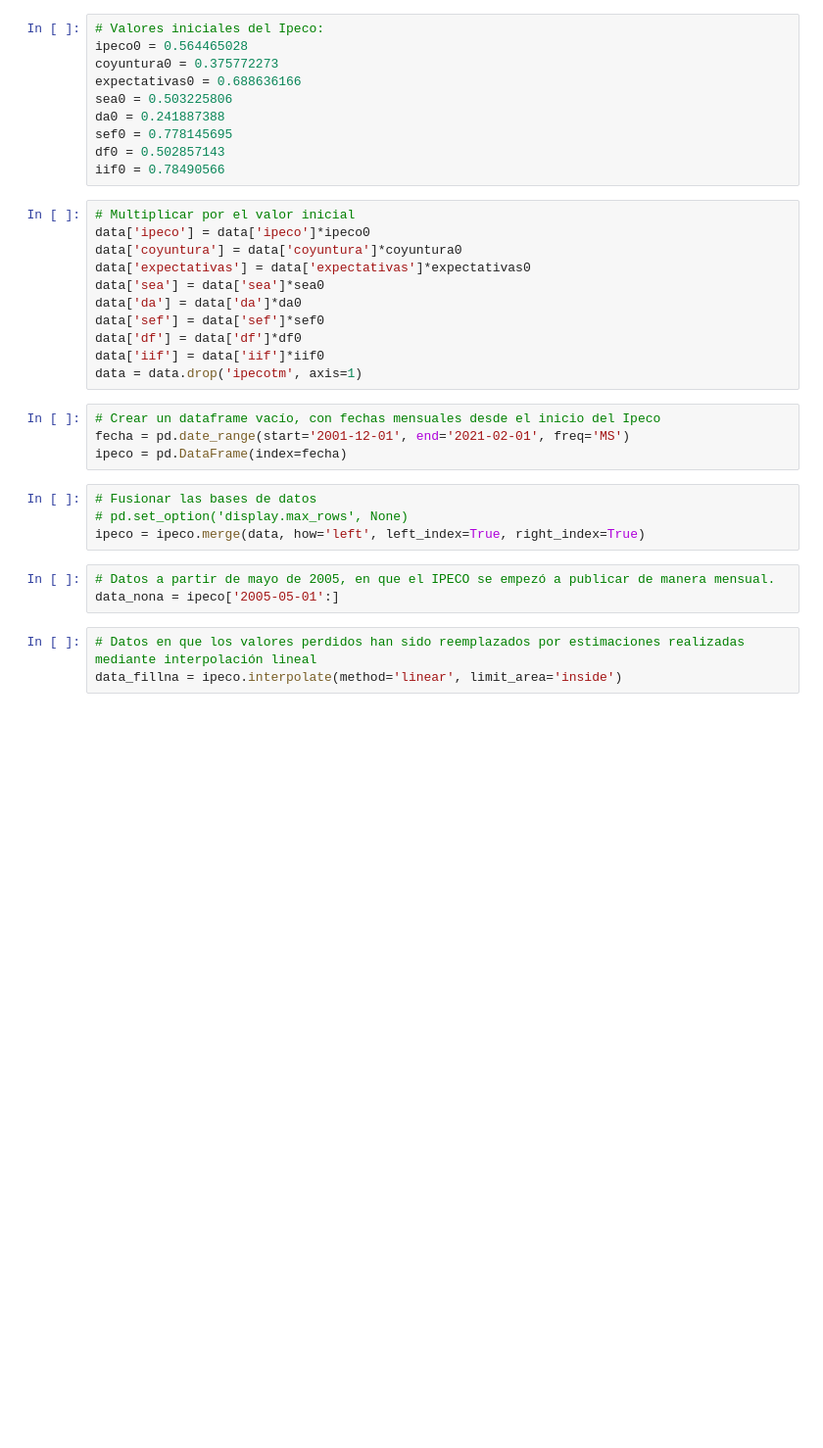
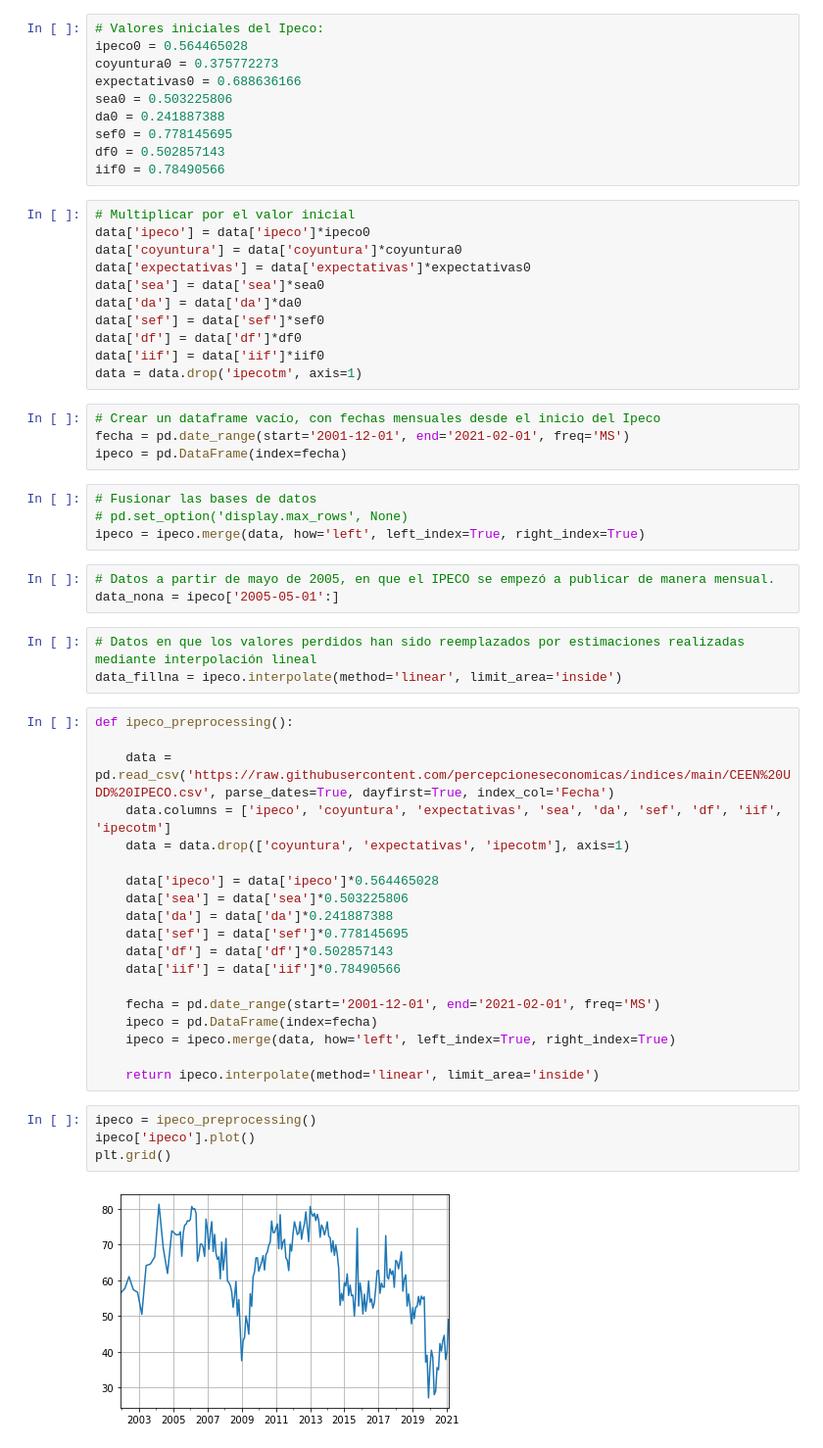
Before and after one commit to percepcioneseconomicas/publicaciones, a Jupyter notebook: ipeco_preprocessing/ipeco_preprocessing.ipynb, the cells around one changed output. Shown at 98% size. Drawn from its saved outputs; the diff is of its cells as text; blank space fills up the shorter version.

```diff
--- a/ipeco_preprocessing/ipeco_preprocessing.ipynb
+++ b/ipeco_preprocessing/ipeco_preprocessing.ipynb
@@ -39,3 +40,28 @@ data_nona = ipeco['2005-05-01':]
 # %%
 # Datos en que los valores perdidos han sido reemplazados por estimaciones realizadas mediante interpolación lineal
 data_fillna = ipeco.interpolate(method='linear', limit_area='inside')
+# %%
+def ipeco_preprocessing():
+
+    data = pd.read_csv('https://raw.githubusercontent.com/percepcioneseconomicas/indices/main/CEEN%20UDD%20IPECO.csv', parse_dates=True, dayfirst=True, index_col='Fecha')
+    data.columns = ['ipeco', 'coyuntura', 'expectativas', 'sea', 'da', 'sef', 'df', 'iif', 'ipecotm']
+    data = data.drop(['coyuntura', 'expectativas', 'ipecotm'], axis=1)
+
+    data['ipeco'] = data['ipeco']*0.564465028
+    data['sea'] = data['sea']*0.503225806
+    data['da'] = data['da']*0.241887388
+    data['sef'] = data['sef']*0.778145695
+    data['df'] = data['df']*0.502857143
+    data['iif'] = data['iif']*0.78490566
+
+    fecha = pd.date_range(start='2001-12-01', end='2021-02-01', freq='MS')
+    ipeco = pd.DataFrame(index=fecha)
+    ipeco = ipeco.merge(data, how='left', left_index=True, right_index=True)
+
+    return ipeco.interpolate(method='linear', limit_area='inside')
+# %%
+ipeco = ipeco_preprocessing()
+ipeco['ipeco'].plot()
+plt.grid()
+# %% [output]
+[figure, added]
```
Also changed, not shown: parts of 1 cell of this notebook, 6 other files.
